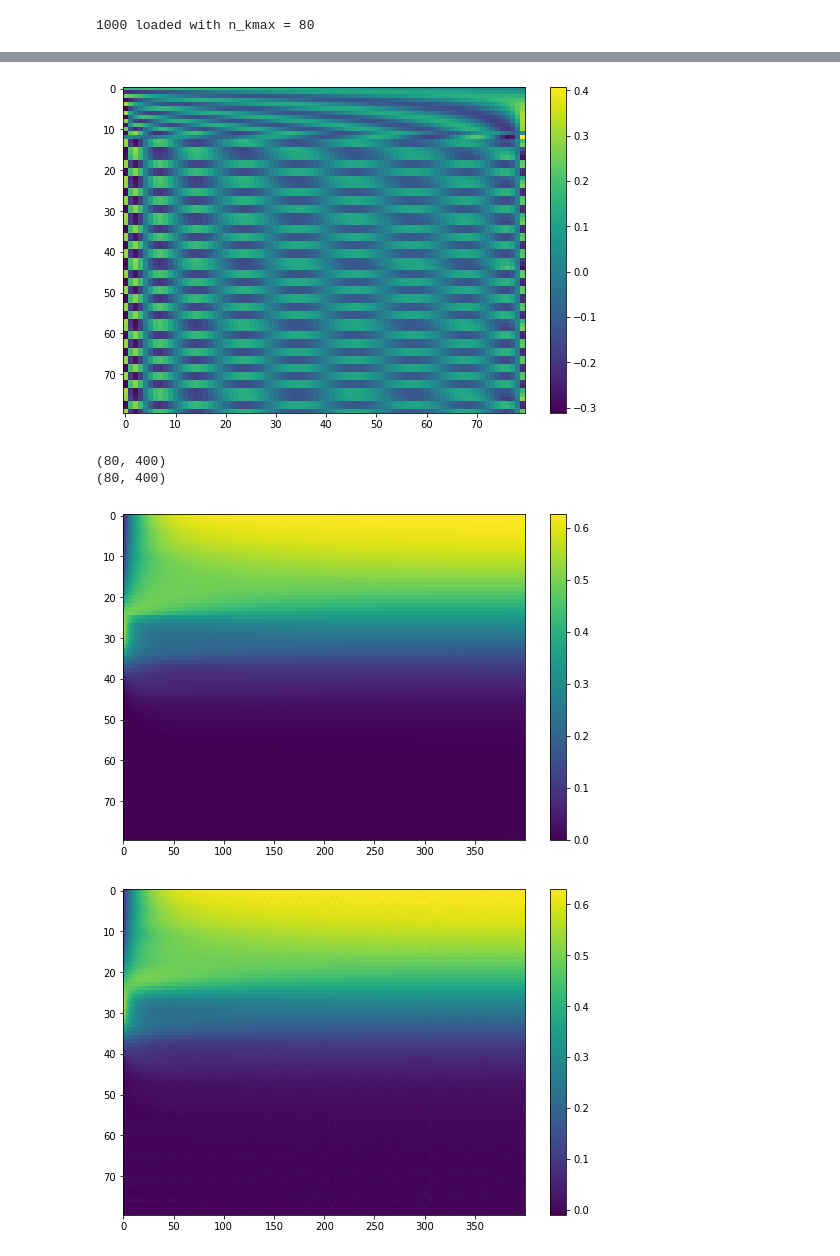
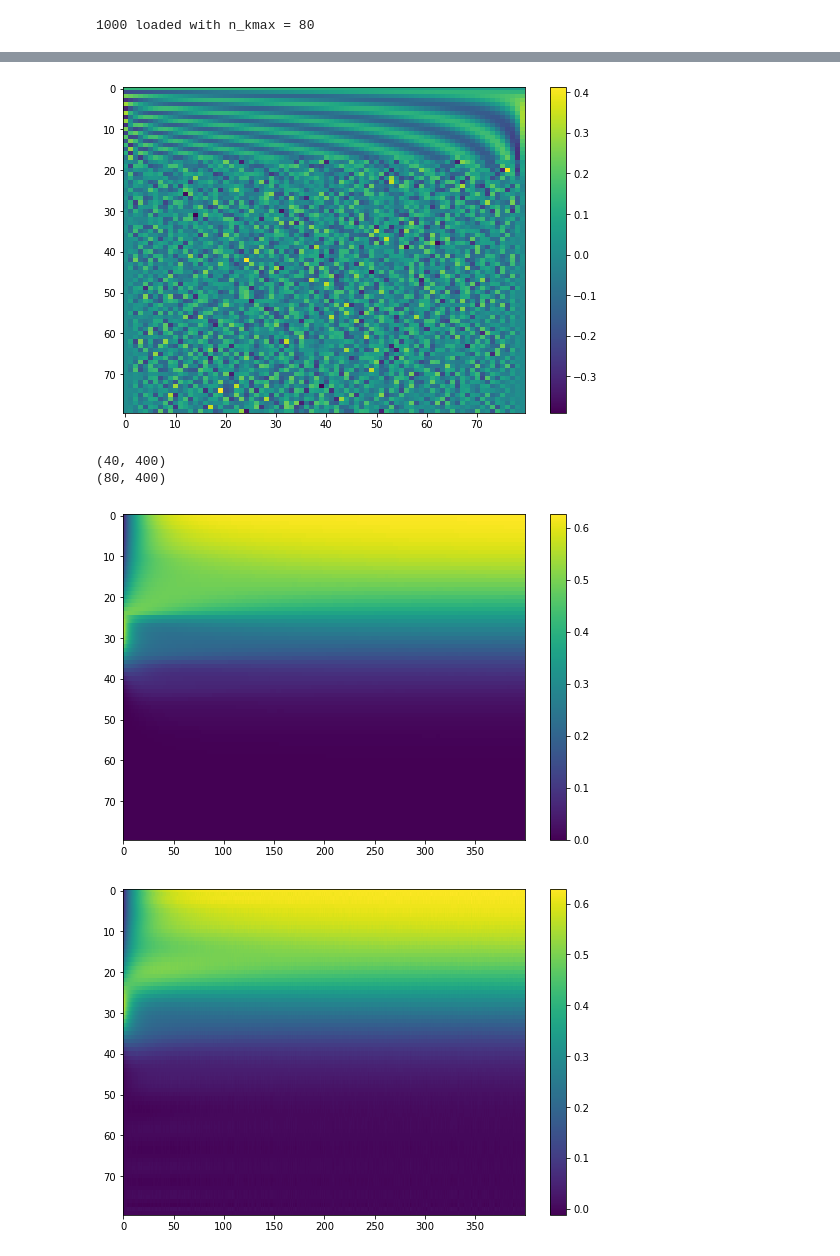
Before and after one commit to stmeinecke/derrom, a Jupyter notebook: misc/Hermite.ipynb, the cells around one changed output, grey strips where cells are left out. Cells and saved outputs as stored; diff of their text form; code cells hidden in the pictures.

Commit message:
the hermite dimensionality reducer can now orthogonalize the transformation matrix

```diff
--- a/misc/Hermite.ipynb
+++ b/misc/Hermite.ipynb
@@ -188,45 +201,45 @@ OO matrix rank: 31
 test = runs[55]
 
 
-HermiteReducer.H_matrix = OO
+HermiteReducer.H_matrix = O
 
 plt.imshow(HermiteReducer.H_matrix, aspect='auto', interpolation='none')
 plt.colorbar()
 plt.show()
 
 
-red_coef_matrix = HermiteReducer.reduce(test,80)
+red_coef_matrix = HermiteReducer.reduce(test,40)
 print(red_coef_matrix.shape)
 
 recon = HermiteReducer.expand(red_coef_matrix)
 print(recon.shape)
 
 
 
 
 plt.imshow(test, aspect='auto', interpolation='none')
 plt.colorbar()
 plt.show()
 
 plt.imshow(recon, aspect='auto', interpolation='none')
 plt.colorbar()
 plt.show()
 
 plt.imshow(test - recon, aspect='auto', interpolation='none')
 plt.colorbar()
 plt.show()
 
 plt.plot(test[:,0])
 plt.plot(recon[:,0])
 plt.show()
 
 
 # plt.imshow(np.abs(red_coef_matrix), aspect='auto', interpolation='none')
 # plt.colorbar()
 # plt.show()
 # %% [output]
-[figure, old version]
+[figure, new version]
+(40, 400)
 (80, 400)
-(80, 400)
 [figure]
 [figure]
```
Also changed, not shown: parts of 6 cells of this notebook, 3 other files.
